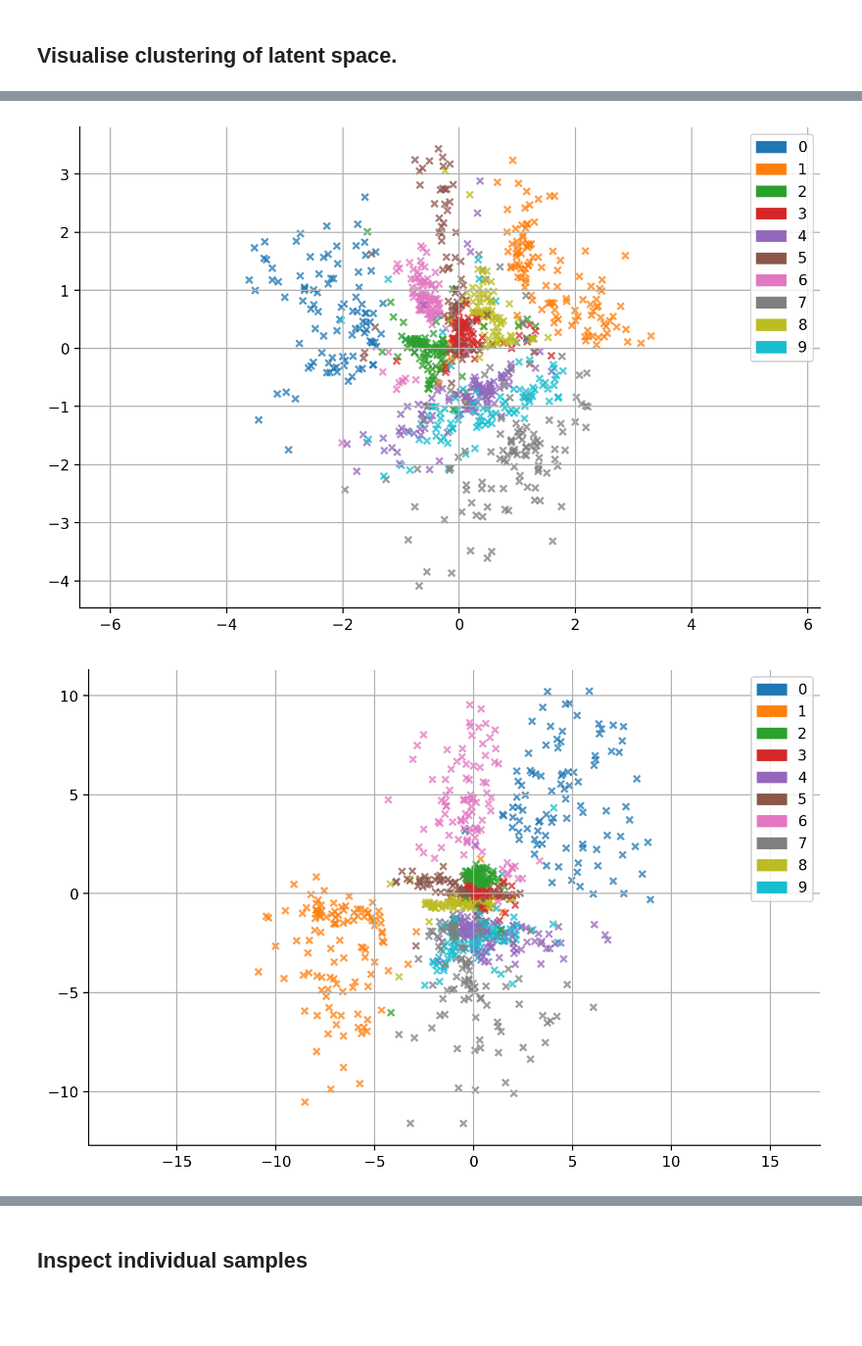
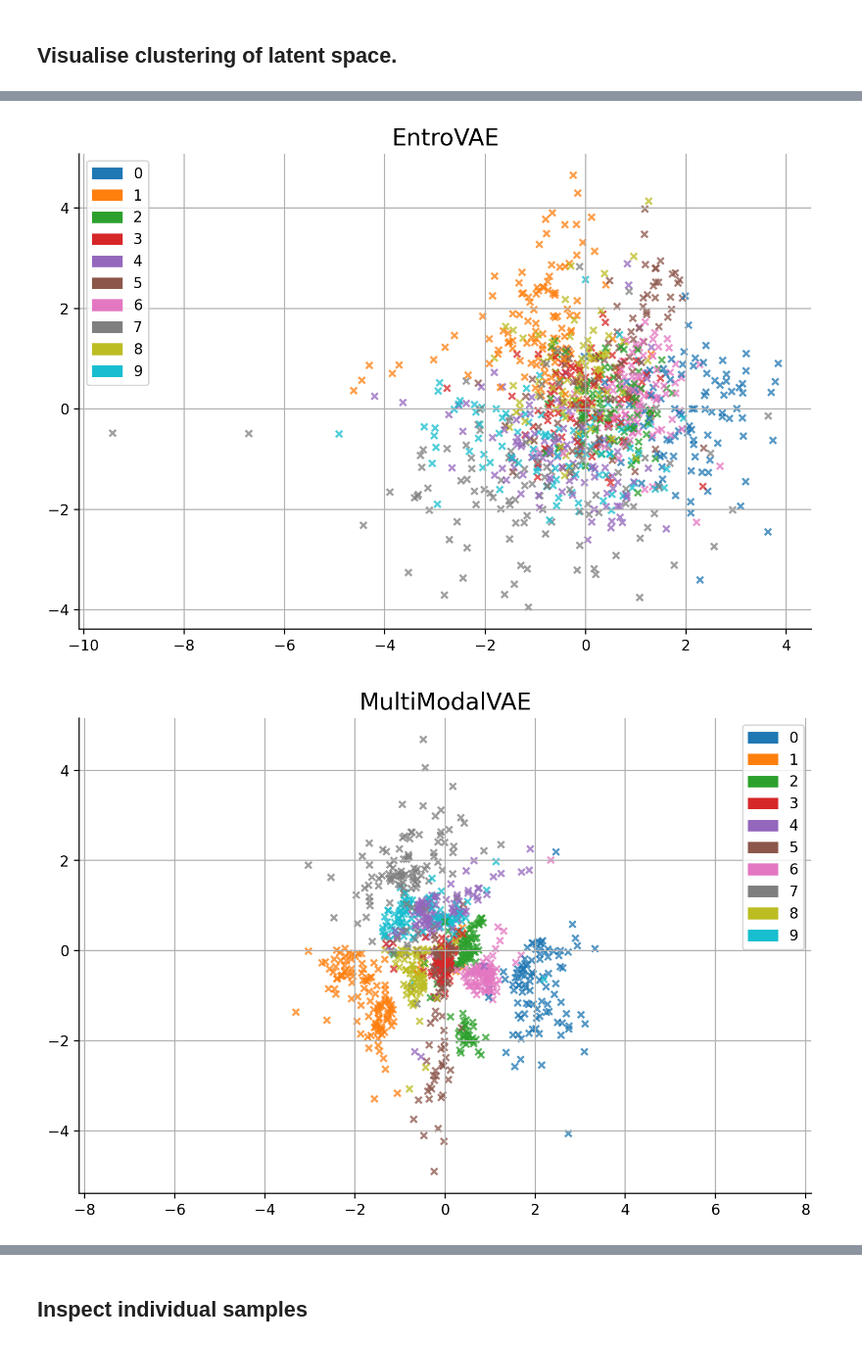
Before and after one commit to MattAshman/gmmvae, a Jupyter notebook: notebooks/gmmvae_test.ipynb, the cells around one changed output, grey strips where cells are left out. Shown at 98% size. Saved outputs shown, nothing was run; the diff lists cells and outputs as text; code cells hidden in the pictures; blank space fills up the shorter version.

```diff
--- a/notebooks/gmmvae_test.ipynb
+++ b/notebooks/gmmvae_test.ipynb
@@ -280,5 +293,5 @@ for epoch in range(1, 14+1):
 # %%
-hierarchical_vae_optimiser = optim.Adam(hierarchical_vae.parameters())
+hvae_optimiser = optim.Adam(hvae.parameters())
 for epoch in range(1, 14+1):
-    train_gmmvae(hierarchical_vae, gmmvae_loader, hierarchical_vae_optimiser, epoch)
+    train_gmmvae(hvae, gmmvae_loader, hvae_optimiser, epoch)
 # %% [output]
@@ -302,5 +315,9 @@ for epoch in range(1, 14+1):
+# %%
+mmvae = gmmvae.models.MultiModalVAE(
+    copy.deepcopy(likelihood_x), copy.deepcopy(likelihood_y), copy.deepcopy(variational_dist_x),
+    copy.deepcopy(variational_dist_y), z_dim)
 # %%
-clsvae_optimiser = optim.Adam(clsvae.parameters())
+mmvae_optimiser = optim.Adam(mmvae.parameters())
 for epoch in range(1, 14+1):
-    train_gmmvae(clsvae, gmmvae_loader, clsvae_optimiser, epoch)
+    train_gmmvae(mmvae, gmmvae_loader, mmvae_optimiser, epoch)
 # %% [output]
@@ -366,9 +383,10 @@ def draw_ellipse(position, covariance, ax=None, **kwargs):
         ax.add_patch(Ellipse(position, nsig * width, nsig * height,
                              angle, **kwargs))
 
-def plot_gmmvae(gmmvae, x, y, pi, ax=None):
+def plot_gmmvae(model, x, y, pi, ax=None):
     ax = ax or plt.gca()
-    z = gmmvae.encoder(x)[0].detach()
+    qz = model.variational_dist(x)
+    z = qz.sample()
     h = - (pi * (pi.log()) / np.log(2)).sum(1)
 
     colours = plt.rcParams['axes.prop_cycle'].by_key()['color']
@@ -386,7 +404,8 @@ def plot_gmmvae(gmmvae, x, y, pi, ax=None):
 
 def plot_vae(model, x, y, pi, ax=None):
     ax = ax or plt.gca()
-    z = model.encoder(x)[0].detach()
+    qz = model.variational_dist(x)
+    z = qz.sample()
     h = - (pi * (pi.log()) / np.log(2)).sum(1)
 
     colours = plt.rcParams['axes.prop_cycle'].by_key()['color']
@@ -395,17 +414,17 @@ def plot_vae(model, x, y, pi, ax=None):
     ax.scatter(z[:, 0], z[:, 1], c=c, alpha=.75, marker='x', s=s)
     ax.axis('equal')
 
-def plot_clsvae(model, x, y, pi, ax=None):
+def plot_mmvae(model, x, y, pi, ax=None):
     ax = ax or plt.gca()
     qz = model.qz(x, pi)
-    z = qz.mean.detach()
+    z = qz.sample()
+    h = - (pi * (pi.log()) / np.log(2)).sum(1)
 
     colours = plt.rcParams['axes.prop_cycle'].by_key()['color']
     c = [colours[y_] for y_ in y]
     s = 20
     ax.scatter(z[:, 0], z[:, 1], c=c, alpha=.75, marker='x', s=s)
     ax.axis('equal')
-
 
 def plot_gmmvaecls(model, x, y, pi, ax=None):
     ax = ax or plt.gca()
@@ -496,7 +518,7 @@ fig = plt.figure(figsize=(9, 6), dpi=200)
 x = gmmvae_dataset.x[:1000].view(-1, 784).float() / 255
 y = gmmvae_dataset.y[:1000]
 pi = gmmvae_dataset.cls_output[:1000]
-plot_vae(vae, x, y, pi)
+plot_vae(entrovae, x, y, pi)
 
 # Hide the right and top spines.
 ax = plt.gca()
@@ -509,33 +531,35 @@ custom_patches = [Rectangle((0, 0), 1, 1, color=colours[i]) for i in range(10)]
 ax.legend(custom_patches, [str(i) for i in range(10)])
 
 plt.grid(0.25)
+plt.title('EntroVAE', fontsize=16)
 # plt.savefig('../figures/mnist/vae_latent_space.png', dpi=400, bbox_inches='tight')
 plt.show()
 # %% [output]
-[figure, old version]
+[figure, new version]
 # %%
 fig = plt.figure(figsize=(9, 6), dpi=200)
 
 x = gmmvae_dataset.x[:1000].view(-1, 784).float() / 255
 y = gmmvae_dataset.y[:1000]
 pi = gmmvae_dataset.cls_output[:1000]
-plot_vae(hierarchical_vae, x, y, pi)
+plot_mmvae(mmvae, x, y, pi)
 
 # Hide the right and top spines.
 ax = plt.gca()
 ax.spines['right'].set_visible(False)
 ax.spines['top'].set_visible(False)
 
 # Add legend.
 colours = plt.rcParams['axes.prop_cycle'].by_key()['color']
 custom_patches = [Rectangle((0, 0), 1, 1, color=colours[i]) for i in range(10)]
 ax.legend(custom_patches, [str(i) for i in range(10)])
 
 plt.grid(0.25)
+plt.title('MultiModalVAE', fontsize=16)
 # plt.savefig('../figures/mnist/hierarchical_vae_latent_space.png', dpi=400, bbox_inches='tight')
 plt.show()
 # %% [output]
-[figure, old version]
+[figure, new version]
 # %%
 fig = plt.figure(figsize=(9, 6), dpi=200)
 
```
Also changed, not shown: parts of 18 cells of this notebook, 3 other files.
